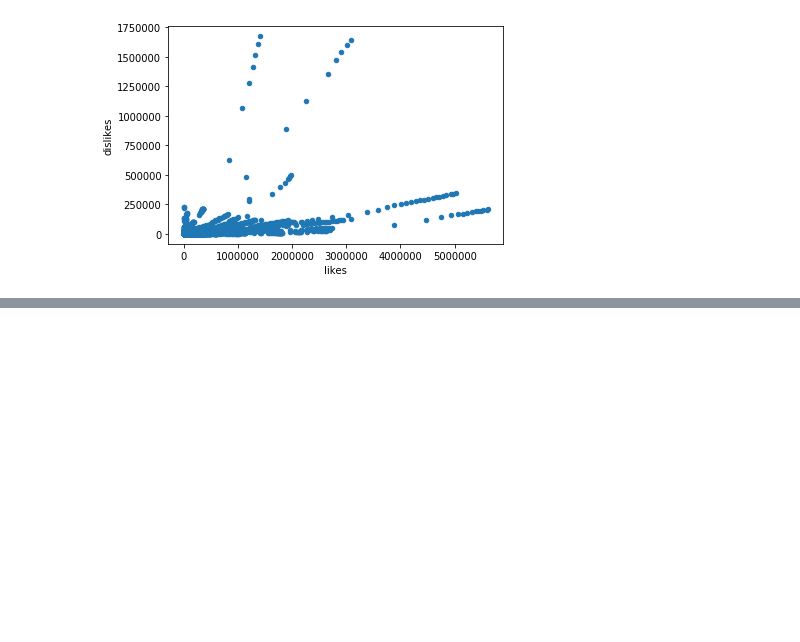
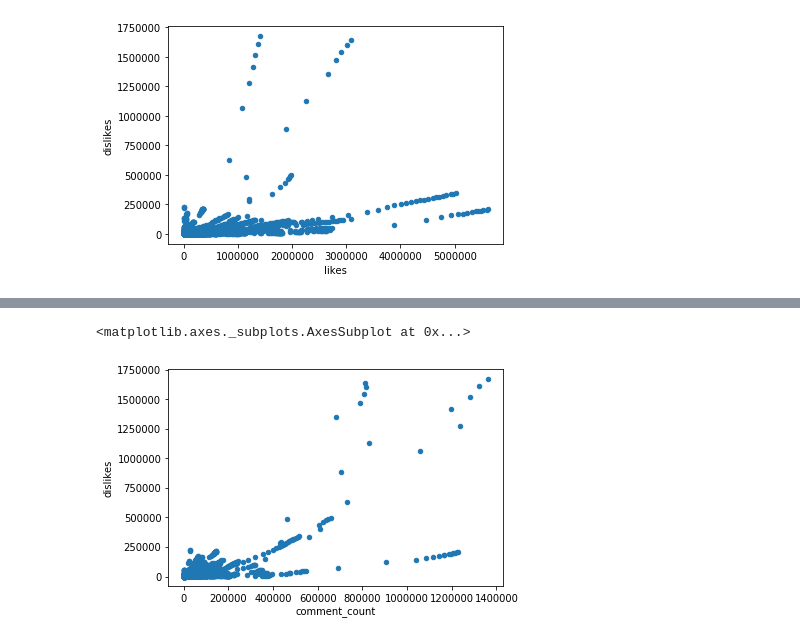
Before and after one commit to srivasis/MA384, a Jupyter notebook: Graph - clarkta.ipynb, the cells around one changed output, grey strips where cells are left out. Cells and saved outputs as stored; diff of their text form; code cells hidden in the pictures; blank space fills up the shorter version.

```diff
--- a/Graph - clarkta.ipynb
+++ b/Graph - clarkta.ipynb
@@ -133,0 +143,5 @@ usData.sort_values(by=['likes'], ascending=False).plot.scatter(x='likes', y='dis
+# %%
+usData.sort_values(by=['dislikes'], ascending=False).plot.scatter(x='comment_count', y='dislikes')
+# %% [output]
+<matplotlib.axes._subplots.AxesSubplot at 0x...>
+[figure, added]
```
Also changed, not shown: parts of 12 cells of this notebook, 2 other files.
